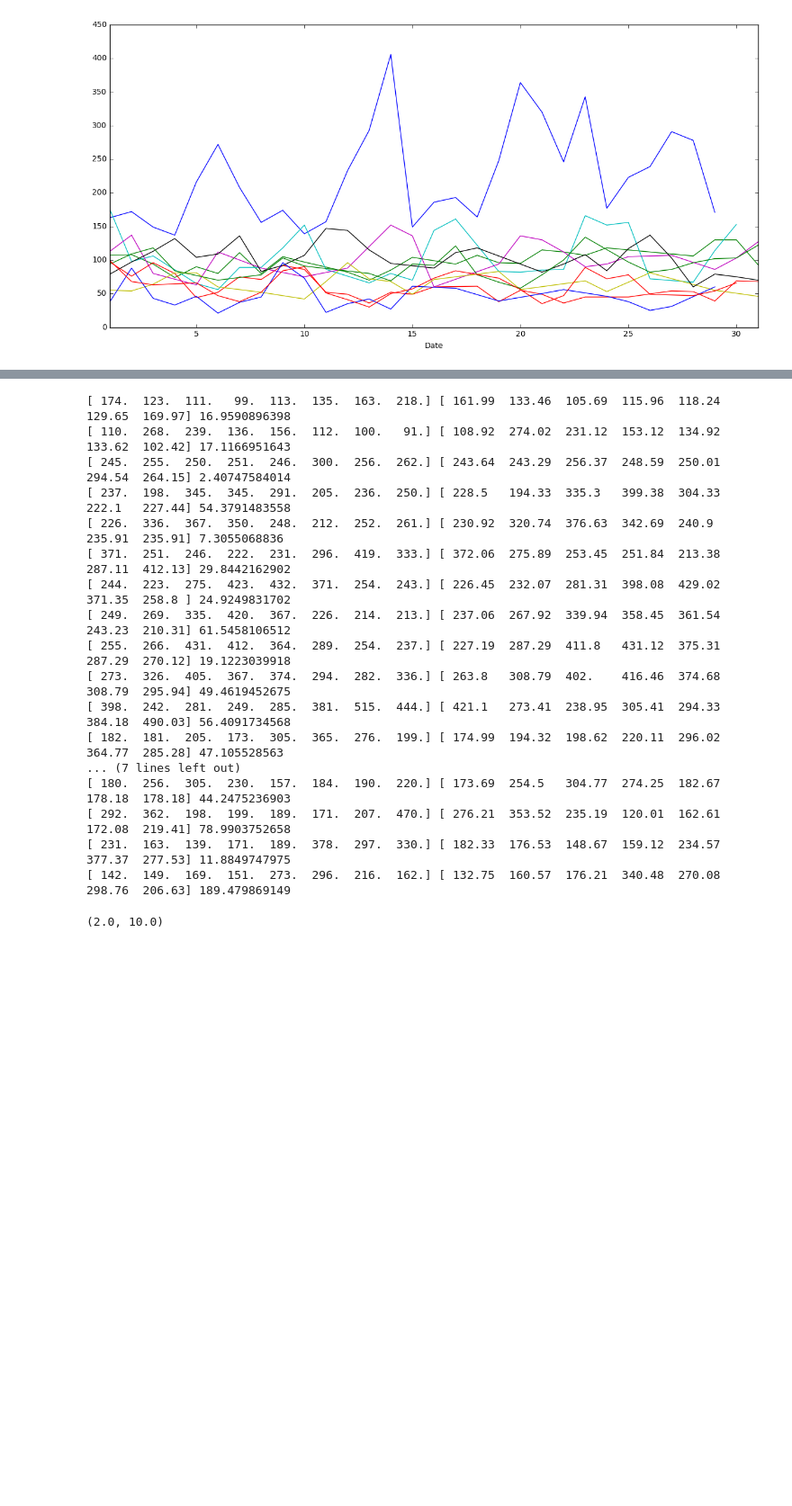
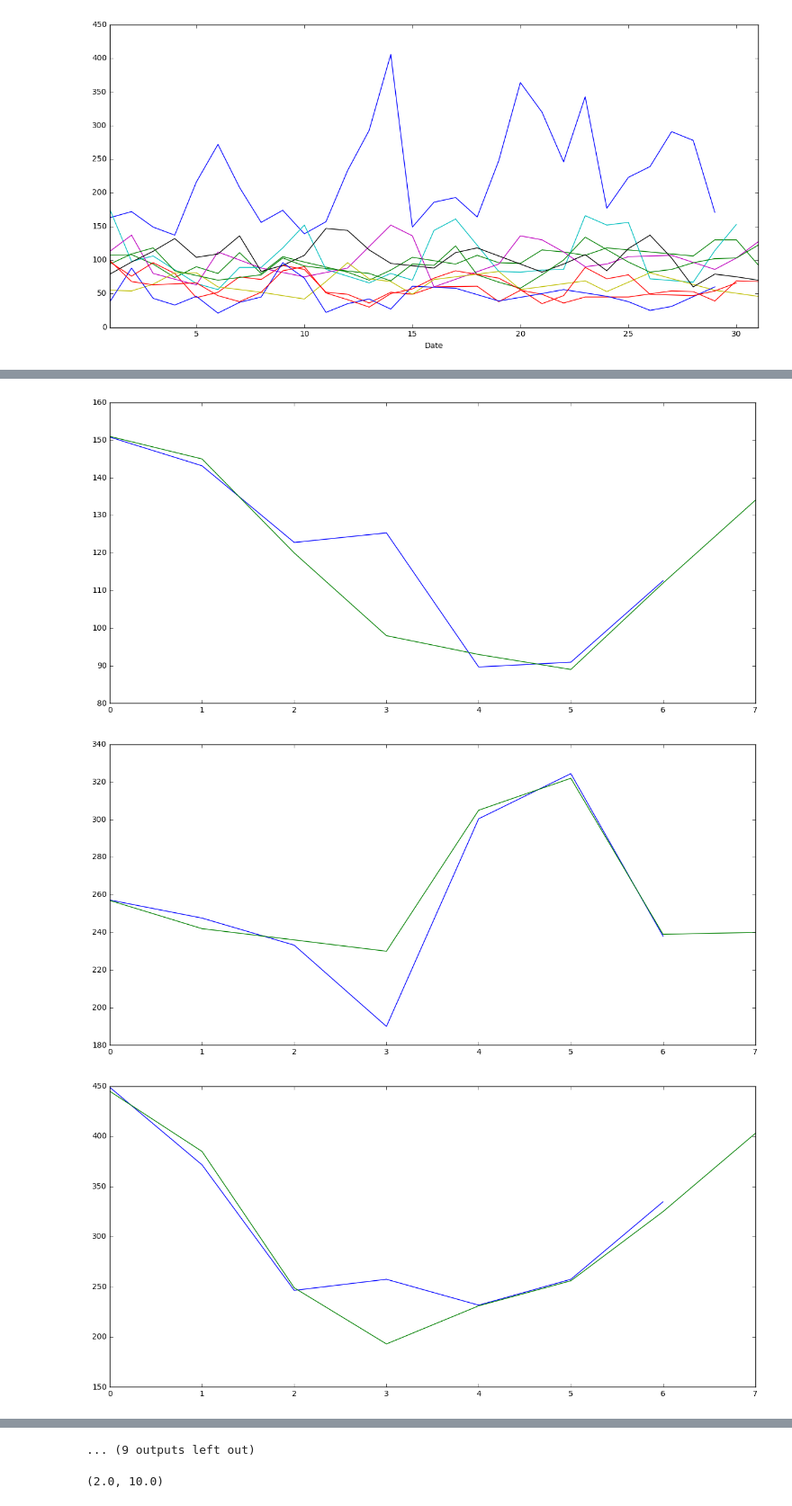
Before and after one commit to laol777/dodo, a Jupyter notebook: TimeSeries.ipynb, the cells around one changed output, grey strips where cells are left out. Shown at 90% size. Cells and saved outputs as stored; diff of their text form; code cells hidden in the pictures; blank space fills up the shorter version.

Commit message:
Graphics in TimeSeries

```diff
--- a/TimeSeries.ipynb
+++ b/TimeSeries.ipynb
@@ -53,18 +51,20 @@ target = pd.read_csv('data_transform/target.csv')
 data = pd.read_csv('data_original/common.csv', parse_dates=['Date'])
 train_data = data[target.IsTrain == 1]
 
-branch_train = train_data[train_data.Point == 'Сыктывкар-1']
+sequences = list()
+progress = 0
+for branch_name in train_data.Point.unique():
+    branch_train = train_data[train_data.Point == branch_name]
+    sequence = list()
 
-one_day = datetime.timedelta(days=1)
-sequence = list()
-sequences = list()
-
-for i in zip(branch_train.index[:-1], branch_train.index[1:]):
-    if (branch_train.loc[i[1], 'Date'] - branch_train.loc[i[0], 'Date']).days == 1:
-        sequence.append(i[0])
-    else:
-        if len(sequence) > 6:
-            sequences.append(branch_train.loc[sequence])
-        sequence = list()
+    for i in zip(branch_train.index[:-1], branch_train.index[1:]):
+        if (branch_train.loc[i[1], 'Date'] - branch_train.loc[i[0], 'Date']).days == 1:
+            sequence.append(i[0])
+        else:
+            if len(sequence) > 6:
+                sequences.append(branch_train.loc[sequence])
+                sequence = list()
+    print(progress)
+    progress += 1
 len(sequences)
 # %% [output]
@@ -99,20 +116,26 @@ def lsm (x, y):
 # %%
 err = 0
 for predict in to_predict:
+    plt.figure(figsize(15,7))
     predict = predict.Count.as_matrix()
     sim1 = predict[[0, 1, 2, 4, 5, 6]]
     max_corr = 0;
     for sequence in sequences:
         sequence = sequence.Count.as_matrix()
         for i in range(len(sequence)-7):
             sim2 = sequence[[i, i+1, i+2, i+4, i+5, i+6]]
             corr = abs(np.corrcoef(sim1, sim2)[0][1])
             if max_corr < corr:
                 max_corr = corr
                 max_sim = sequence[range(i, i+7)]
     if max_corr > 0.9:
         a, b = lsm(max_sim[[0, 1, 2, 4, 5, 6]], sim1)
         predicted = f(max_sim, b ,a)
         err = abs(predict[3] - predicted[3])
-        print (predict, np.round(predicted, decimals=2), err)
+        plt.plot(predicted)
+    plt.plot(predict)
+pylab.show()
 # %% [output]
+[figure, added]
+[figure, added]
+[figure, added]
@@ -119,20 +151,4 @@ for predict in to_predict:
-[ 174.  123.  111.   99.  113.  135.  163.  218.] [ 161.99  133.46  105.69  115.96  118.24  129.65  169.97] 16.9590896398
-[ 110.  268.  239.  136.  156.  112.  100.   91.] [ 108.92  274.02  231.12  153.12  134.92  133.62  102.42] 17.1166951643
-[ 245.  255.  250.  251.  246.  300.  256.  262.] [ 243.64  243.29  256.37  248.59  250.01  294.54  264.15] 2.40747584014
-[ 237.  198.  345.  345.  291.  205.  236.  250.] [ 228.5   194.33  335.3   399.38  304.33  222.1   227.44] 54.3791483558
-[ 226.  336.  367.  350.  248.  212.  252.  261.] [ 230.92  320.74  376.63  342.69  240.9   235.91  235.91] 7.3055068836
-[ 371.  251.  246.  222.  231.  296.  419.  333.] [ 372.06  275.89  253.45  251.84  213.38  287.11  412.13] 29.8442162902
-[ 244.  223.  275.  423.  432.  371.  254.  243.] [ 226.45  232.07  281.31  398.08  429.02  371.35  258.8 ] 24.9249831702
-[ 249.  269.  335.  420.  367.  226.  214.  213.] [ 237.06  267.92  339.94  358.45  361.54  243.23  210.31] 61.5458106512
-[ 255.  266.  431.  412.  364.  289.  254.  237.] [ 227.19  287.29  411.8   431.12  375.31  287.29  270.12] 19.1223039918
-[ 273.  326.  405.  367.  374.  294.  282.  336.] [ 263.8   308.79  402.    416.46  374.68  308.79  295.94] 49.4619452675
-[ 398.  242.  281.  249.  285.  381.  515.  444.] [ 421.1   273.41  238.95  305.41  294.33  384.18  490.03] 56.4091734568
-[ 182.  181.  205.  173.  305.  365.  276.  199.] [ 174.99  194.32  198.62  220.11  296.02  364.77  285.28] 47.105528563
-... (7 lines left out)
-[ 180.  256.  305.  230.  157.  184.  190.  220.] [ 173.69  254.5   304.77  274.25  182.67  178.18  178.18] 44.2475236903
-[ 292.  362.  198.  199.  189.  171.  207.  470.] [ 276.21  353.52  235.19  120.01  162.61  172.08  219.41] 78.9903752658
-[ 231.  163.  139.  171.  189.  378.  297.  330.] [ 182.33  176.53  148.67  159.12  234.57  377.37  277.53] 11.8849747975
-[ 142.  149.  169.  151.  273.  296.  216.  162.] [ 132.75  160.57  176.21  340.48  270.08  298.76  206.63] 189.479869149
+... (9 outputs left out)
 # %%
 import numpy as np
 from scipy import optimize
```
Also changed, not shown: parts of 3 cells of this notebook.
